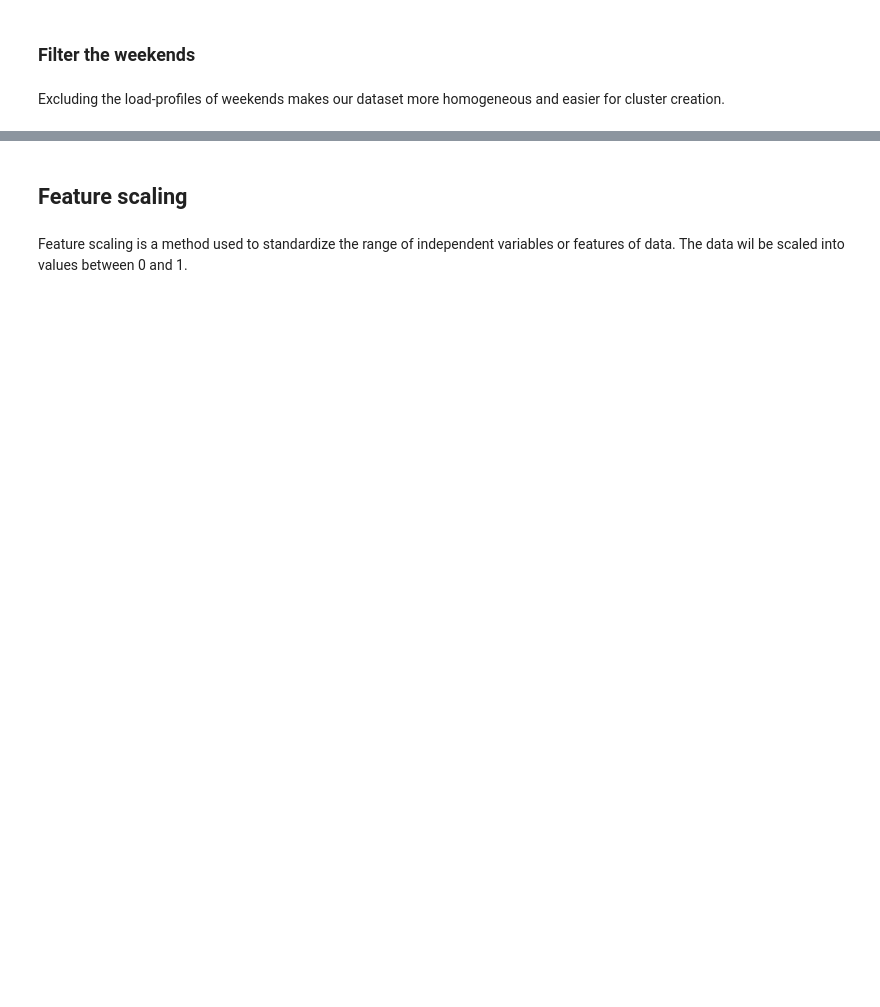
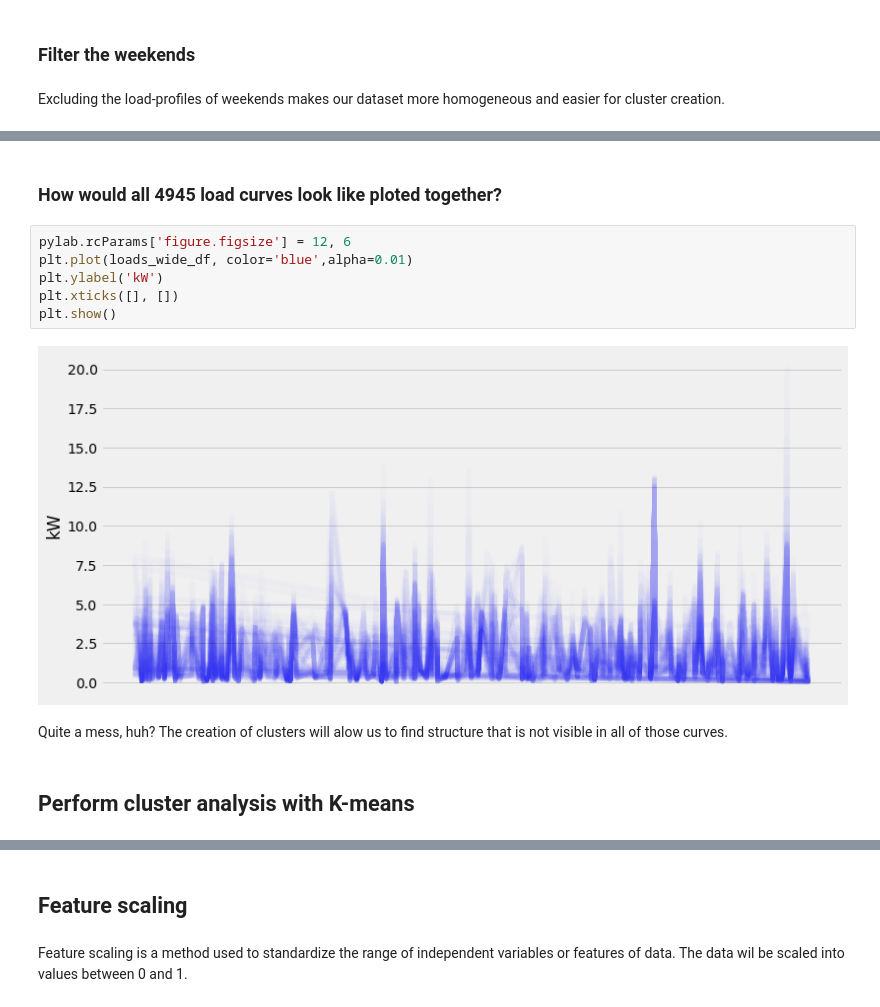
Before and after one commit to lucianoviola/energy_clustering, a Jupyter notebook: load-clustering.ipynb, the cells around one changed output, grey strips where cells are left out. Drawn from its saved outputs; the diff is of its cells as text; blank space fills up the shorter version.

```diff
--- a/load-clustering.ipynb
+++ b/load-clustering.ipynb
@@ -146,0 +163,14 @@ There are 4702 dayly-loads in the dataset. Each containing 96 load measurements.
+# %% [markdown]
+### How would all 4945 load curves look like ploted together?
+# %%
+pylab.rcParams['figure.figsize'] = 12, 6
+plt.plot(loads_wide_df, color='blue',alpha=0.01)
+plt.ylabel('kW')
+plt.xticks([], [])
+plt.show()
+# %% [output]
+[figure, added]
+# %% [markdown]
+Quite a mess, huh? The creation of clusters will alow us to find structure that is not visible in all of those curves.
+# %% [markdown]
+## Perform cluster analysis  with K-means
```
Also changed, not shown: parts of 58 cells of this notebook.
